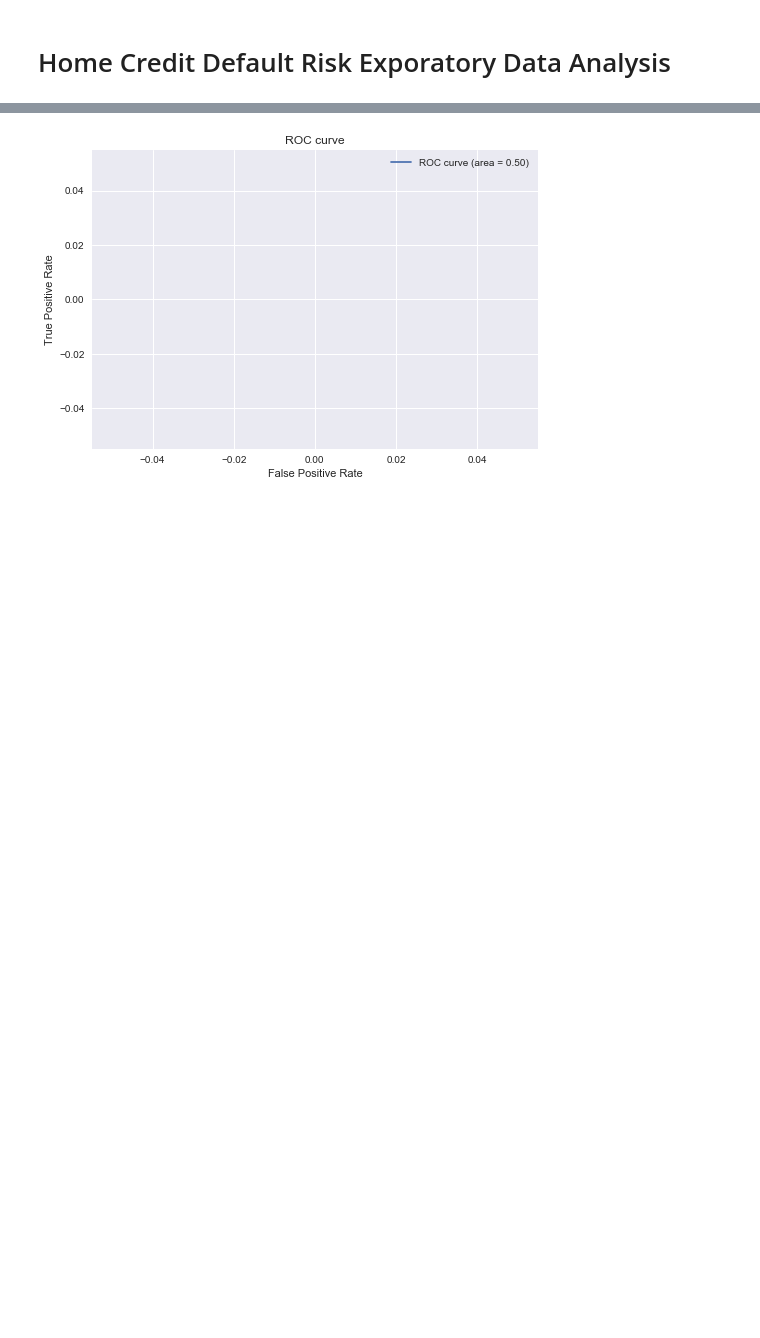
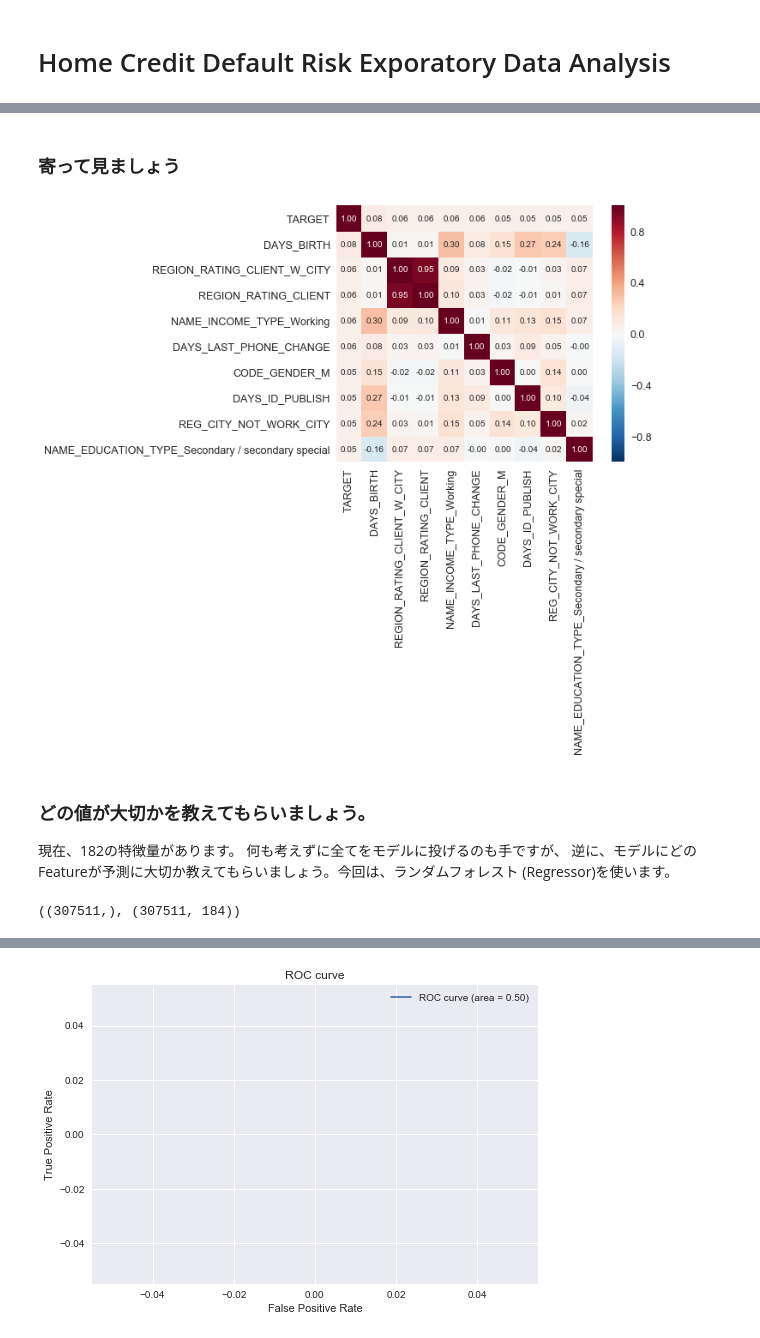
Before and after one commit to drkii/ML_From_Scratch, a Jupyter notebook: week3-EDA/EDA-6-kaggle-competition-eda.ipynb, the cells around one changed output, grey strips where cells are left out. Saved outputs shown, nothing was run; the diff lists cells and outputs as text; code cells hidden in the pictures; blank space fills up the shorter version.

```diff
--- a/week3-EDA/EDA-6-kaggle-competition-eda.ipynb
+++ b/week3-EDA/EDA-6-kaggle-competition-eda.ipynb
@@ -402,0 +385,3 @@ array([  0.00000000e+00,   1.62595016e-05,   1.00000000e+00])
+# %%
+corrmat = train_wo_nan_encoded.corr()
+corrmat
@@ -402,0 +407,28 @@ array([  0.00000000e+00,   1.62595016e-05,   1.00000000e+00])
+# %% [markdown]
+### 寄って見ましょう
+# %%
+#Show a Zoom HEAT MAPPING
+k = 10 #number of variables for heatmap
+cols = corrmat.nlargest(k, 'TARGET')['TARGET'].index
+cm = np.corrcoef(train_wo_nan_encoded[cols].values.T)
+sns.set(font_scale=1.25)
+hm = sns.heatmap(cm, cbar=True, annot=True, square=True, fmt='.2f', annot_kws={'size': 10}, yticklabels=cols.values, xticklabels=cols.values)
+plt.show()
+# %% [output]
+[figure, added]
+# %% [markdown]
+### どの値が大切かを教えてもらいましょう。
+現在、182の特徴量があります。
+何も考えずに全てをモデルに投げるのも手ですが、
+逆に、モデルにどのFeatureが予測に大切か教えてもらいましょう。今回は、ランダムフォレスト (Regressor)を使います。
+# %%
+#ランダムフォレストは、決定木を応用しており特徴量が多い時に、重要なものをランクすることもできるはずです。
+# このあとで学習することも考えファイルを分けておきましょう。
+#  その前に今回のデータをy_train, X_trainと分けましょう
+
+# split data for training
+y_train = train_wo_nan_encoded['TARGET']
+X_train = train_wo_nan_encoded.drop('TARGET', axis=1)
+y_train.shape, X_train.shape
+# %% [output]
+((307511,), (307511, 184))
```
Also changed, not shown: parts of 161 cells of this notebook.
